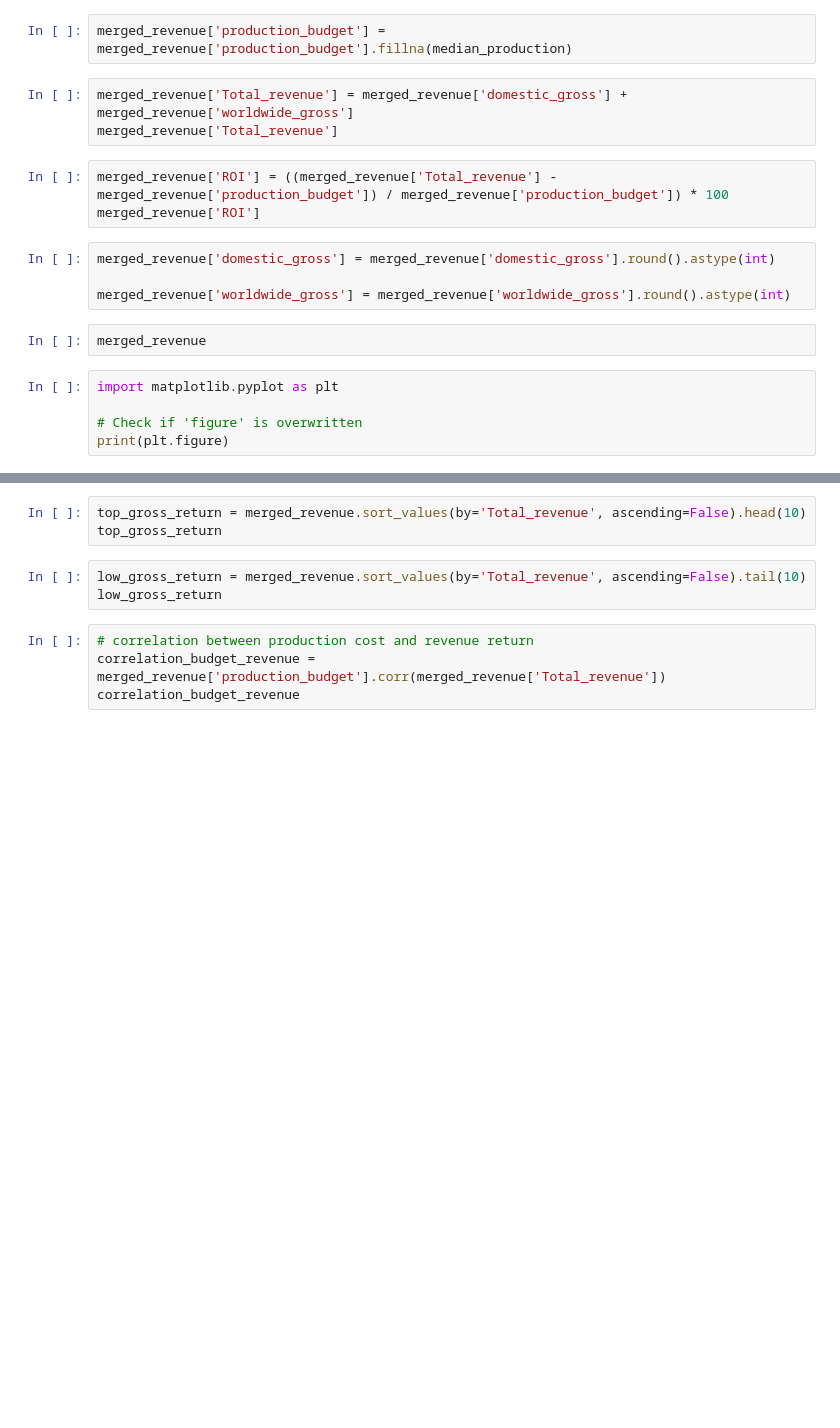
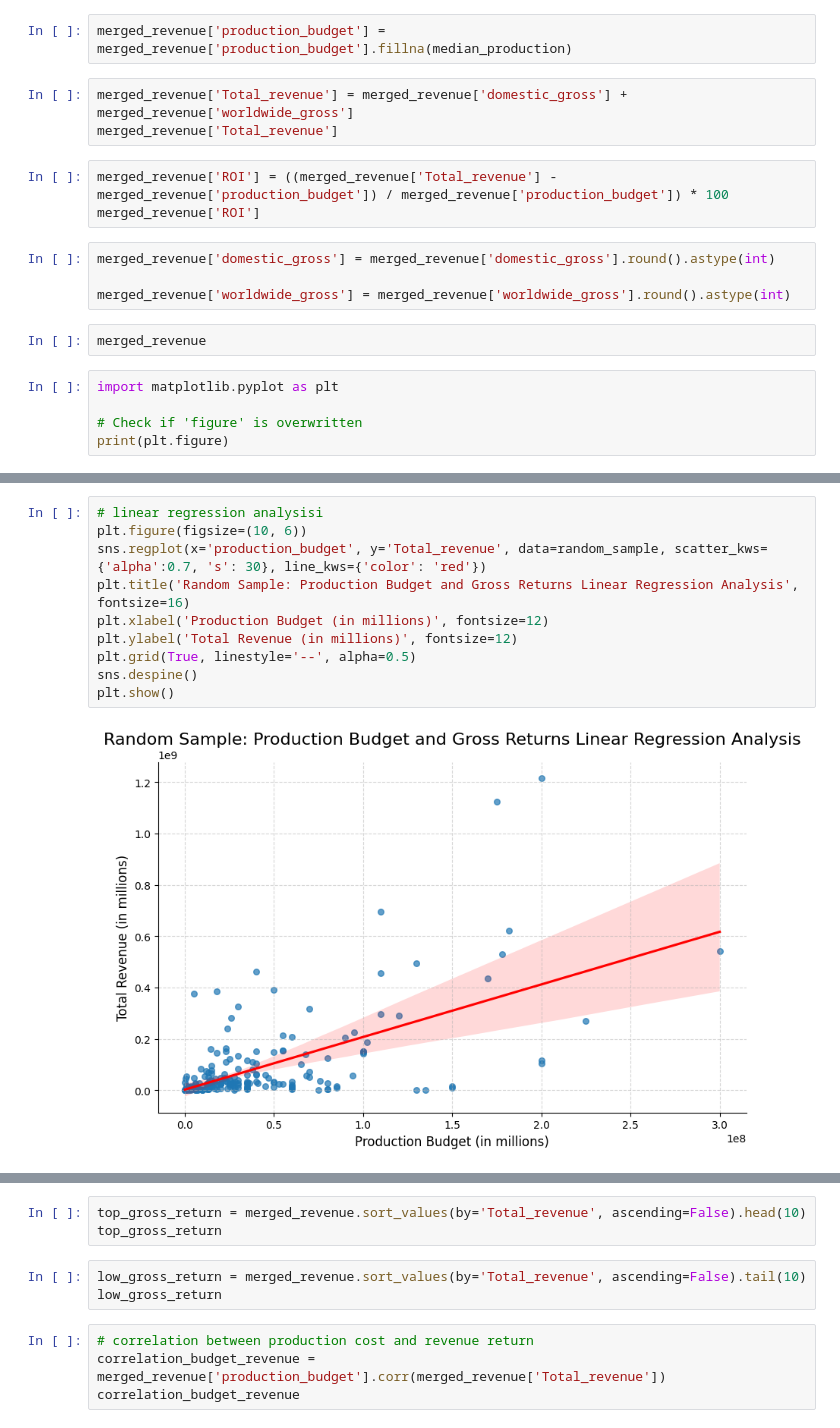
Before and after one commit to jameskoli/phase_one_project, a Jupyter notebook: index.ipynb, the cells around one changed output, grey strips where cells are left out. Cells and saved outputs as stored; diff of their text form; blank space fills up the shorter version.

```diff
--- a/index.ipynb
+++ b/index.ipynb
@@ -152,3 +177,15 @@ plt.show()
+# %%
+# linear regression analysisi
+plt.figure(figsize=(10, 6))
+sns.regplot(x='production_budget', y='Total_revenue', data=random_sample, scatter_kws={'alpha':0.7, 's': 30}, line_kws={'color': 'red'})
+plt.title('Random Sample: Production Budget and Gross Returns Linear Regression Analysis', fontsize=16)
+plt.xlabel('Production Budget (in millions)', fontsize=12)
+plt.ylabel('Total Revenue (in millions)', fontsize=12)
+plt.grid(True, linestyle='--', alpha=0.5)
+sns.despine()
+plt.show()
+# %% [output]
+[figure, added]
 # %%
 #  budget categories by definations
 budget_bins = [20000000, 50000000, 100000000, float('inf')]
```
Also changed, not shown: parts of 8 cells of this notebook.
